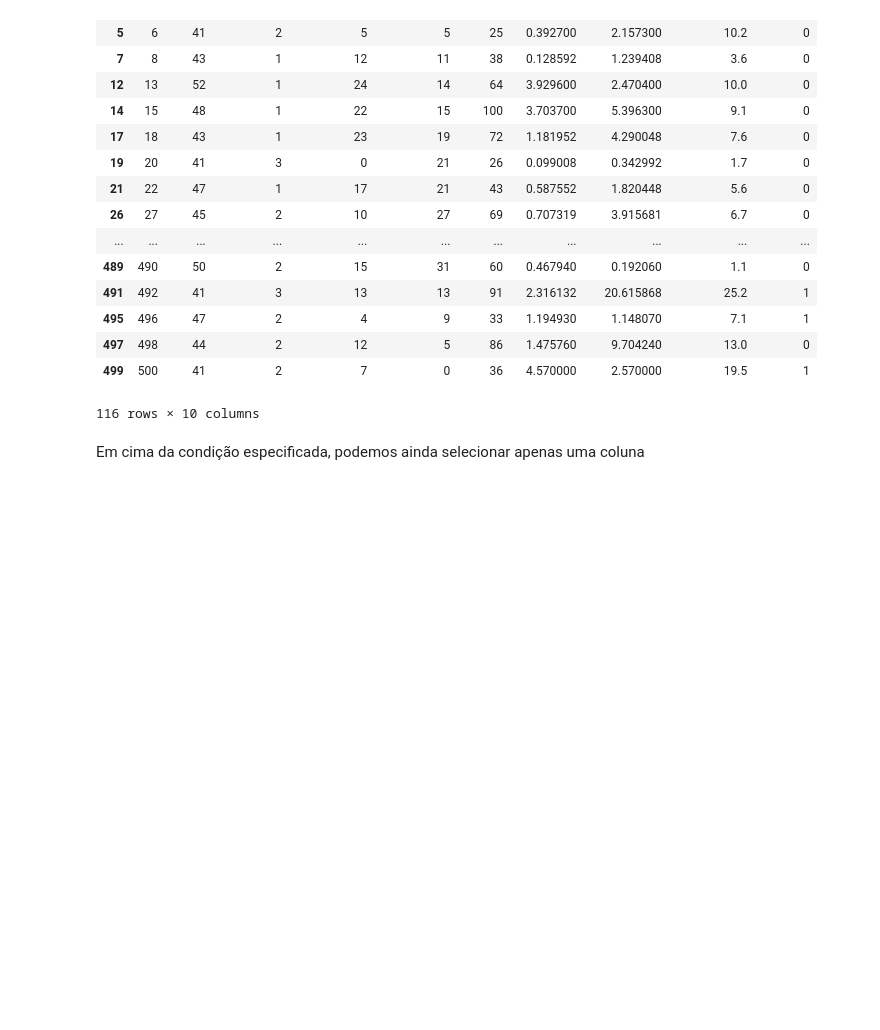
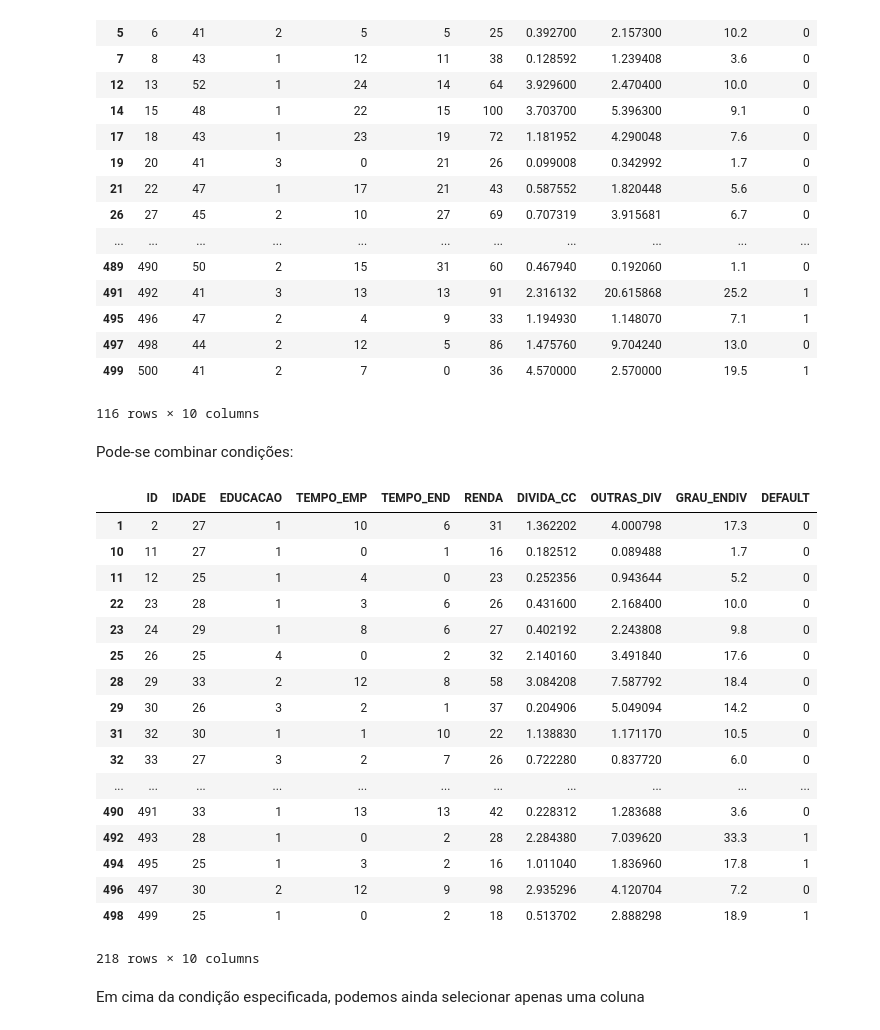
Before and after one commit to Aryo80/data_science, a Jupyter notebook: aula2/aula2_analise_bankloan.ipynb, the cells around one changed output. Cells and saved outputs as stored; diff of their text form; code cells hidden in the pictures; blank space fills up the shorter version.

```diff
--- a/aula2/aula2_analise_bankloan.ipynb
+++ b/aula2/aula2_analise_bankloan.ipynb
@@ -227,6 +227,29 @@ dados[dados.IDADE > 40]
 | 497 | 498 | 44 | 2 | 12 | 5 | 86 | 1.475760 | 9.704240 | 13.0 | 0 |
 | 499 | 500 | 41 | 2 | 7 | 0 | 36 | 4.570000 | 2.570000 | 19.5 | 1 |
 116 rows × 10 columns
+# %% [markdown]
+Pode-se combinar condições:
+# %%
+dados[(dados.IDADE >= 25) & (dados.IDADE < 35)]
+# %% [output]
+|  | ID | IDADE | EDUCACAO | TEMPO_EMP | TEMPO_END | RENDA | DIVIDA_CC | OUTRAS_DIV | GRAU_ENDIV | DEFAULT |
+| 1 | 2 | 27 | 1 | 10 | 6 | 31 | 1.362202 | 4.000798 | 17.3 | 0 |
+| 10 | 11 | 27 | 1 | 0 | 1 | 16 | 0.182512 | 0.089488 | 1.7 | 0 |
+| 11 | 12 | 25 | 1 | 4 | 0 | 23 | 0.252356 | 0.943644 | 5.2 | 0 |
+| 22 | 23 | 28 | 1 | 3 | 6 | 26 | 0.431600 | 2.168400 | 10.0 | 0 |
+| 23 | 24 | 29 | 1 | 8 | 6 | 27 | 0.402192 | 2.243808 | 9.8 | 0 |
+| 25 | 26 | 25 | 4 | 0 | 2 | 32 | 2.140160 | 3.491840 | 17.6 | 0 |
+| 28 | 29 | 33 | 2 | 12 | 8 | 58 | 3.084208 | 7.587792 | 18.4 | 0 |
+| 29 | 30 | 26 | 3 | 2 | 1 | 37 | 0.204906 | 5.049094 | 14.2 | 0 |
+| 31 | 32 | 30 | 1 | 1 | 10 | 22 | 1.138830 | 1.171170 | 10.5 | 0 |
+| 32 | 33 | 27 | 3 | 2 | 7 | 26 | 0.722280 | 0.837720 | 6.0 | 0 |
+| ... | ... | ... | ... | ... | ... | ... | ... | ... | ... | ... |
+| 490 | 491 | 33 | 1 | 13 | 13 | 42 | 0.228312 | 1.283688 | 3.6 | 0 |
+| 492 | 493 | 28 | 1 | 0 | 2 | 28 | 2.284380 | 7.039620 | 33.3 | 1 |
+| 494 | 495 | 25 | 1 | 3 | 2 | 16 | 1.011040 | 1.836960 | 17.8 | 1 |
+| 496 | 497 | 30 | 2 | 12 | 9 | 98 | 2.935296 | 4.120704 | 7.2 | 0 |
+| 498 | 499 | 25 | 1 | 0 | 2 | 18 | 0.513702 | 2.888298 | 18.9 | 1 |
+218 rows × 10 columns
 # %% [markdown]
 Em cima da condição especificada, podemos ainda selecionar apenas uma coluna
 # %%
```
Also changed, not shown: 2 other files.
